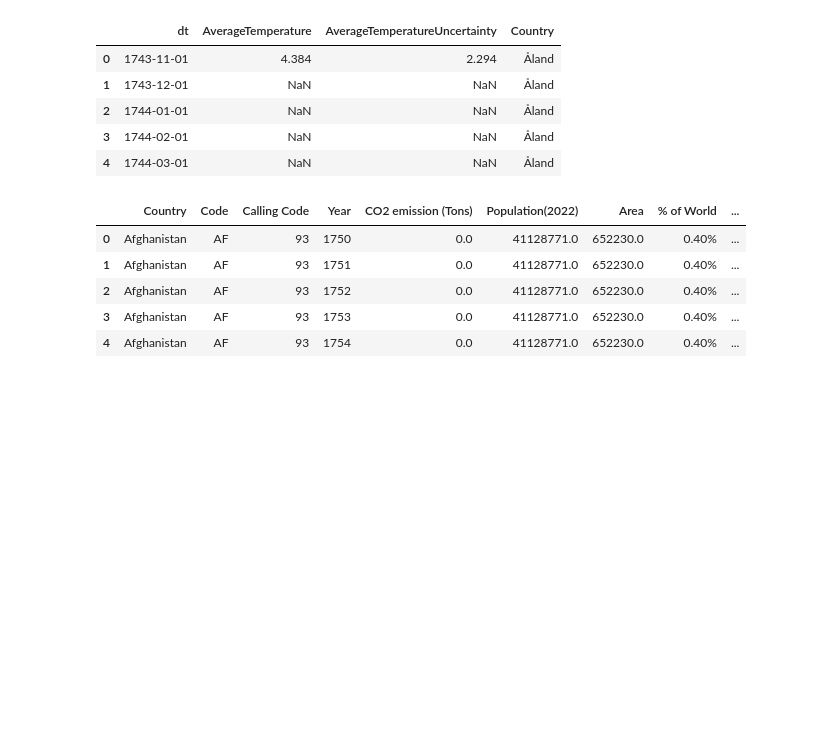
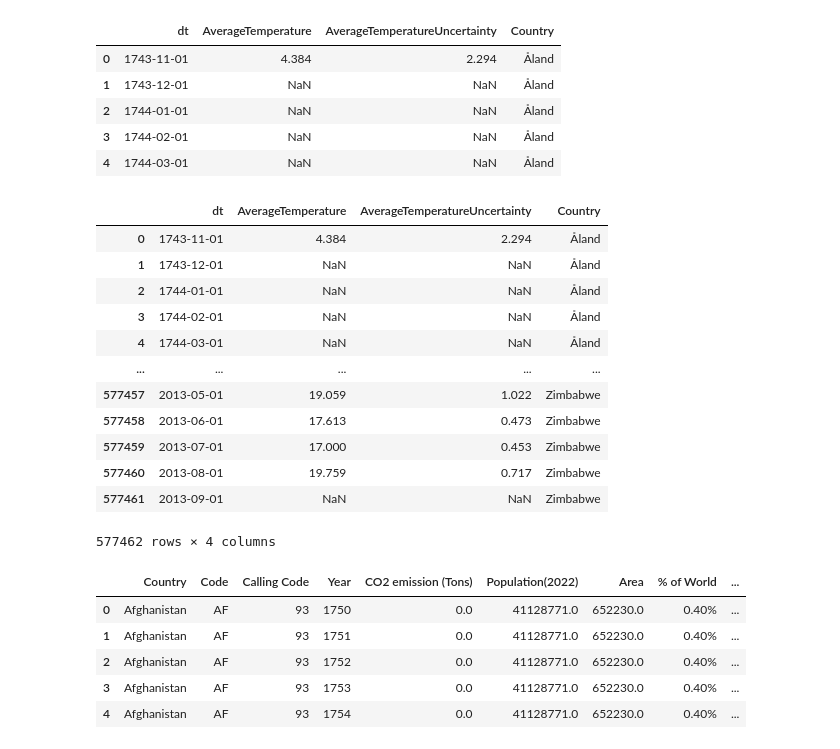
Before and after one commit to DaniMe98/Ward-on-annual-CO2-GDP, a Jupyter notebook: data_preparation.ipynb, the cells around one changed output. Saved outputs shown, nothing was run; the diff lists cells and outputs as text; code cells hidden in the pictures; blank space fills up the shorter version.

```diff
--- a/data_preparation.ipynb
+++ b/data_preparation.ipynb
@@ -6,6 +6,6 @@ Mounted at /content/gdrive
 # %%
 import pandas as pd
 
-df=pd.read_csv('gdrive/MyDrive/Data/GlobalLandTemperaturesByCountry.csv') #Temperature df
+df_temp=pd.read_csv('gdrive/MyDrive/Data/GlobalLandTemperaturesByCountry.csv') #Temperature df
 df_co2=pd.read_csv('gdrive/MyDrive/Data/CO2emissionbycountries.csv',encoding= 'unicode_escape') #CO2 df
 # %%
@@ -17,6 +17,22 @@ df.head(5)
 | 2 | 1744-01-01 | NaN | NaN | Åland |
 | 3 | 1744-02-01 | NaN | NaN | Åland |
 | 4 | 1744-03-01 | NaN | NaN | Åland |
+# %%
+pd.DataFrame(df_temp)
+# %% [output]
+|  | dt | AverageTemperature | AverageTemperatureUncertainty | Country |
+| 0 | 1743-11-01 | 4.384 | 2.294 | Åland |
+| 1 | 1743-12-01 | NaN | NaN | Åland |
+| 2 | 1744-01-01 | NaN | NaN | Åland |
+| 3 | 1744-02-01 | NaN | NaN | Åland |
+| 4 | 1744-03-01 | NaN | NaN | Åland |
+| ... | ... | ... | ... | ... |
+| 577457 | 2013-05-01 | 19.059 | 1.022 | Zimbabwe |
+| 577458 | 2013-06-01 | 17.613 | 0.473 | Zimbabwe |
+| 577459 | 2013-07-01 | 17.000 | 0.453 | Zimbabwe |
+| 577460 | 2013-08-01 | 19.759 | 0.717 | Zimbabwe |
+| 577461 | 2013-09-01 | NaN | NaN | Zimbabwe |
+577462 rows × 4 columns
 # %%
 df_co2.head(5)
 # %% [output]
```
Also changed, not shown: parts of 10 cells of this notebook.
